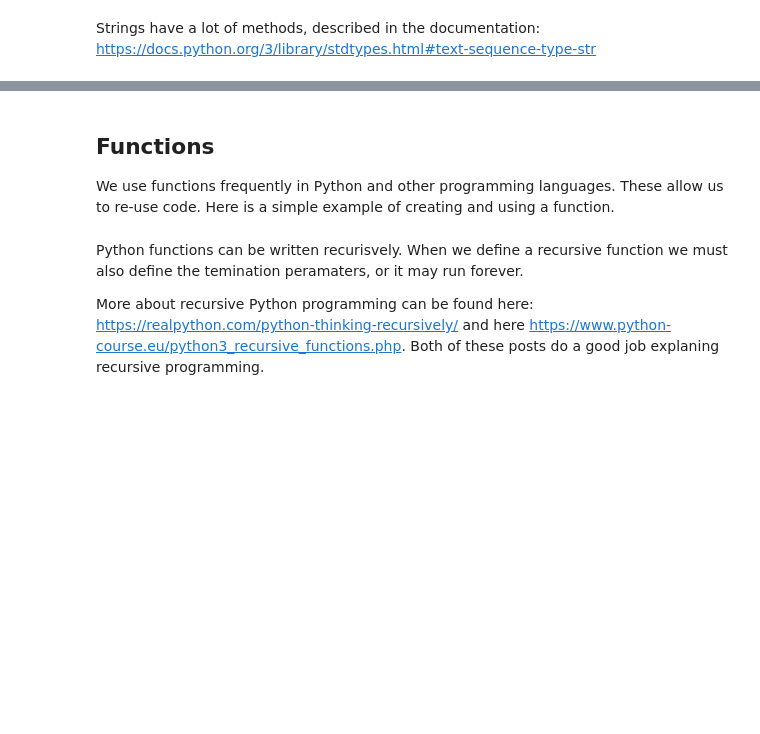
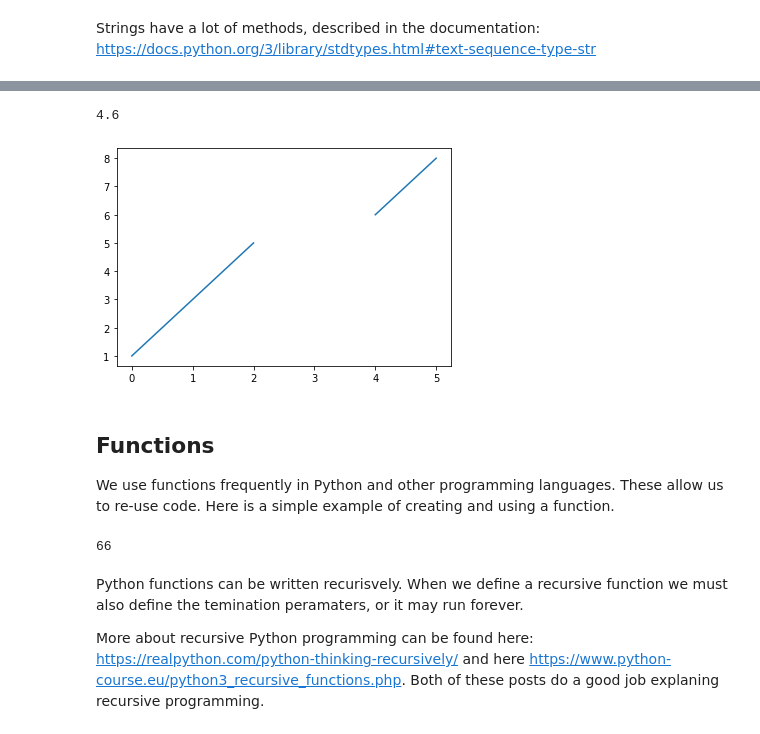
Before and after one commit to bizdataguy/msds600W1, a Jupyter notebook: Intro_Jupyter_Notebook_Python_Exercise.ipynb, the cells around one changed output, grey strips where cells are left out. Saved outputs shown, nothing was run; the diff lists cells and outputs as text; code cells hidden in the pictures; blank space fills up the shorter version.

```diff
--- a/Intro_Jupyter_Notebook_Python_Exercise.ipynb
+++ b/Intro_Jupyter_Notebook_Python_Exercise.ipynb
@@ -119,4 +183,4 @@ df
 # %%
-# each column in a dataframe is a series
-e = pd.Series([1, 3, 5, np.nan, 6, 8], name='data')  # Create a pandas series with an NaN (not a number, or missing value)
+# ** each column in a dataframe is a series **
+e = pd.Series([1, 3, 5, np.nan, 6, 8], name='colA')  # Create a pandas series (observations in the column) with an NaN (not a number, or missing value)
 e
@@ -157,9 +276,13 @@ df['data']
 # %%
-df['data'].mean()
+df['colA'].mean()
+# %% [output]
+4.6
 # %%
 # pandas can also plot data directly from a DataFrame. This uses matplotlib
-df['data'].plot()
+df['colA'].plot()
 plt.show()  # this line causes the plot to show up, especially if we are running the code not from a jupyter notebook
+# %% [output]
+[figure, added]
 # %% [markdown]
 ## Functions
 
@@ -181,3 +302,7 @@ add_two_numbers(2, 4)
+# %%
+add_two_numbers(22, 44)
+# %% [output]
+66
 # %% [markdown]
 Python functions can be written recurisvely.  When we define a recursive function we must also define the temination peramaters, or it may run forever.
 
```
Also changed, not shown: parts of 59 cells of this notebook.
